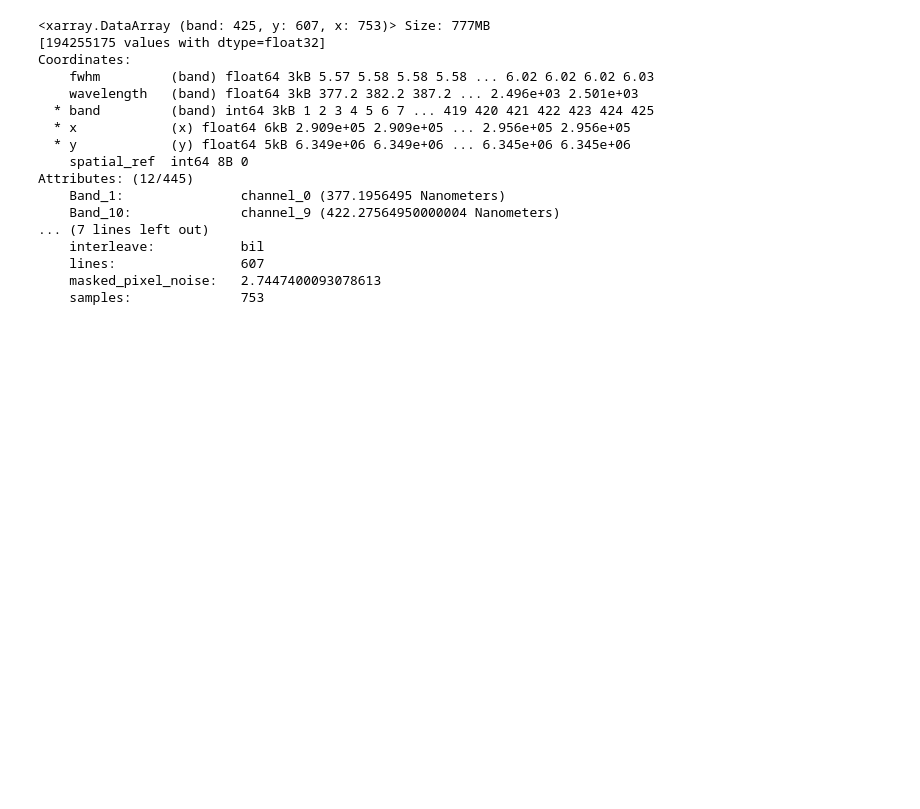
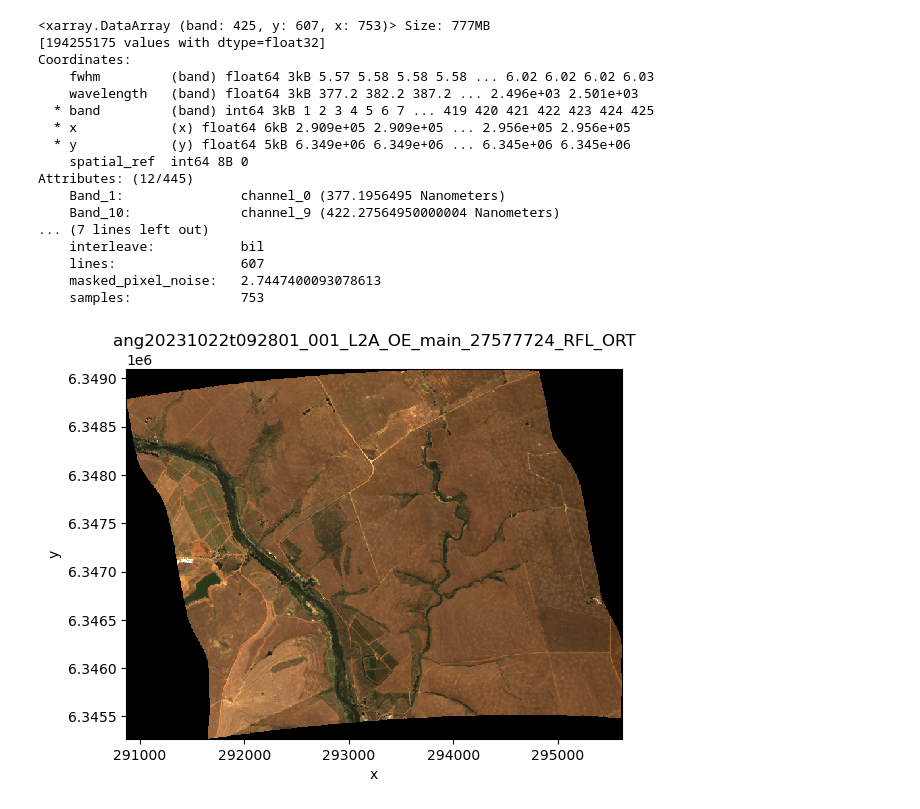
Before and after one commit to rupesh2/bioscape, a Jupyter notebook: read_files/read_ang.ipynb, the cells around one changed output. Drawn from its saved outputs; the diff is of its cells as text; code cells hidden in the pictures; blank space fills up the shorter version.

```diff
--- a/read_files/read_ang.ipynb
+++ b/read_files/read_ang.ipynb
@@ -92,5 +92,12 @@ Attributes: (12/445)
     lines:                607
     masked_pixel_noise:   2.7447400093078613
     samples:              753
+# %%
+# plot rgb bands
+avirisng.isel(band=[57, 38, 22]).plot.imshow(rgb="band", vmin=0, vmax=.35)
+plt.title(path.basename(ang20231022t092801_001_rfl))
+plt.show()
+# %% [output]
+[figure, added]
 # %%
 # plot spectra from a pixel
```
Also changed, not shown: parts of 2 cells of this notebook.
